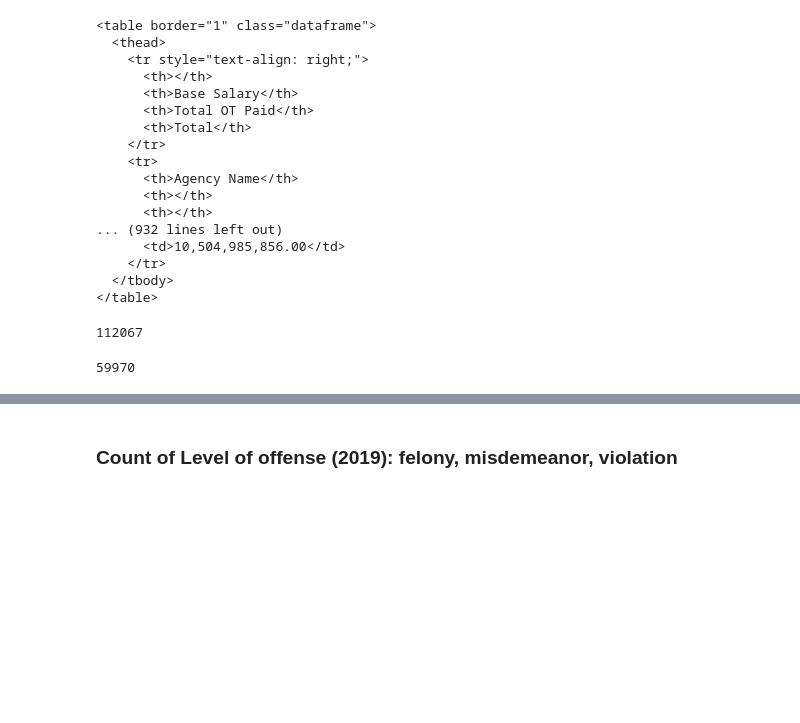
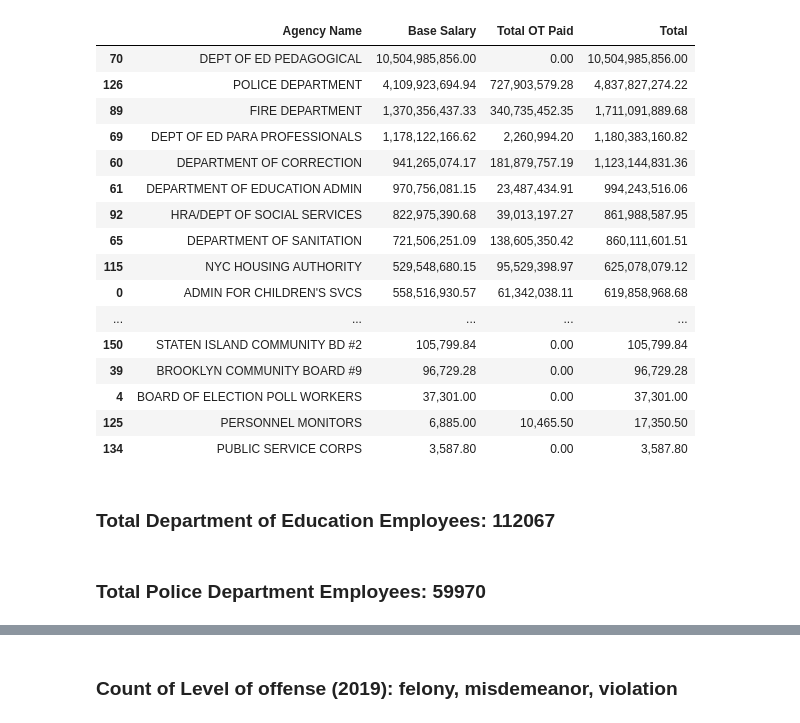
Before and after one commit to antiboredom/notes-on-police-funding, a Jupyter notebook: Exploration.ipynb, the cells around one changed output, grey strips where cells are left out. Saved outputs shown, nothing was run; the diff lists cells and outputs as text; code cells hidden in the pictures; blank space fills up the shorter version.

```diff
--- a/Exploration.ipynb
+++ b/Exploration.ipynb
@@ -29,37 +33,36 @@ array(['DISTRICT ATTORNEY-MANHATTAN', 'POLICE DEPARTMENT',
 # %%
-pd.set_option('display.float_format', '{:,.2f}'.format)
-with pd.option_context('display.max_rows', None, 'display.max_columns', None):
-    payroll_counts = pd.pivot_table(payroll[payroll["Fiscal Year"]==2019][['Agency Name','Base Salary', 'Total OT Paid']], index="Agency Name", aggfunc=np.sum)
-    #payroll_counts["total"] = payroll_counts["Base Salary"] + payroll_counts["Total OT Paid"]
-    payroll_counts = payroll_counts.assign(Total = payroll_counts["Base Salary"] + payroll_counts["Total OT Paid"])
-    print(payroll_counts.sort_values(by="Total").to_html())
+payroll_counts = pd.pivot_table(payroll[payroll["Fiscal Year"]==2019][['Agency Name', 'Base Salary', 'Total OT Paid']], index="Agency Name", aggfunc=np.sum).reset_index()
+payroll_counts["Total"] = payroll_counts["Base Salary"] + payroll_counts["Total OT Paid"]
+payroll_counts.sort_values(by="Total", ascending=False)
 # %% [output]
-<table border="1" class="dataframe">
-  <thead>
-    <tr style="text-align: right;">
-      <th></th>
-      <th>Base Salary</th>
-      <th>Total OT Paid</th>
-      <th>Total</th>
-    </tr>
-    <tr>
-      <th>Agency Name</th>
-      <th></th>
-      <th></th>
-... (932 lines left out)
-      <td>10,504,985,856.00</td>
-    </tr>
-  </tbody>
-</table>
+|  | Agency Name | Base Salary | Total OT Paid | Total |
+| 70 | DEPT OF ED PEDAGOGICAL | 10,504,985,856.00 | 0.00 | 10,504,985,856.00 |
+| 126 | POLICE DEPARTMENT | 4,109,923,694.94 | 727,903,579.28 | 4,837,827,274.22 |
+| 89 | FIRE DEPARTMENT | 1,370,356,437.33 | 340,735,452.35 | 1,711,091,889.68 |
+| 69 | DEPT OF ED PARA PROFESSIONALS | 1,178,122,166.62 | 2,260,994.20 | 1,180,383,160.82 |
+| 60 | DEPARTMENT OF CORRECTION | 941,265,074.17 | 181,879,757.19 | 1,123,144,831.36 |
+| 61 | DEPARTMENT OF EDUCATION ADMIN | 970,756,081.15 | 23,487,434.91 | 994,243,516.06 |
+| 92 | HRA/DEPT OF SOCIAL SERVICES | 822,975,390.68 | 39,013,197.27 | 861,988,587.95 |
+| 65 | DEPARTMENT OF SANITATION | 721,506,251.09 | 138,605,350.42 | 860,111,601.51 |
+| 115 | NYC HOUSING AUTHORITY | 529,548,680.15 | 95,529,398.97 | 625,078,079.12 |
+| 0 | ADMIN FOR CHILDREN'S SVCS | 558,516,930.57 | 61,342,038.11 | 619,858,968.68 |
+| ... | ... | ... | ... | ... |
+| 150 | STATEN ISLAND COMMUNITY BD #2 | 105,799.84 | 0.00 | 105,799.84 |
+| 39 | BROOKLYN COMMUNITY BOARD #9 | 96,729.28 | 0.00 | 96,729.28 |
+| 4 | BOARD OF ELECTION POLL WORKERS | 37,301.00 | 0.00 | 37,301.00 |
+| 125 | PERSONNEL MONITORS | 6,885.00 | 10,465.50 | 17,350.50 |
+| 134 | PUBLIC SERVICE CORPS | 3,587.80 | 0.00 | 3,587.80 |
 # %%
 teacher_payroll = payroll[payroll["Agency Name"]=="DEPT OF ED PEDAGOGICAL"]
 teacher_payroll = teacher_payroll[teacher_payroll["Fiscal Year"]==2019]
-print(len(teacher_payroll))
+total_teachers = len(teacher_payroll)
+display(HTML("<h3>Total Department of Education Employees: {}".format(total_teachers)))
 # %% [output]
-112067
+Total Department of Education Employees: 112067
 # %%
 cop_payroll = payroll[payroll["Agency Name"] == "POLICE DEPARTMENT"]
 cop_payroll = cop_payroll[cop_payroll["Fiscal Year"] == 2019]
-print(len(cop_payroll))
+total_cops = len(cop_payroll)
+display(HTML("<h3>Total Police Department Employees: {}".format(total_cops)))
 # %% [output]
-59970
+Total Police Department Employees: 59970
```
Also changed, not shown: parts of 16 cells of this notebook.
